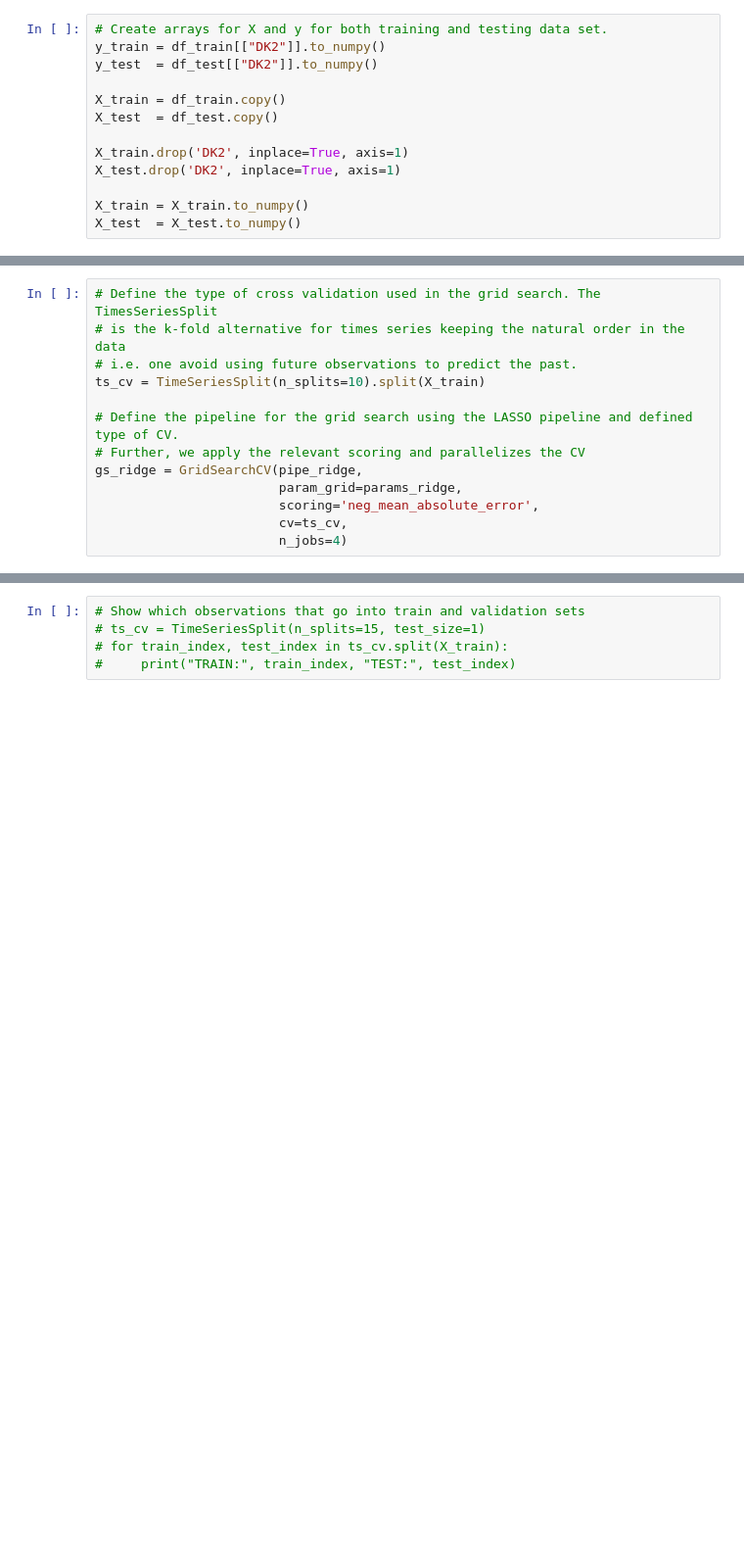
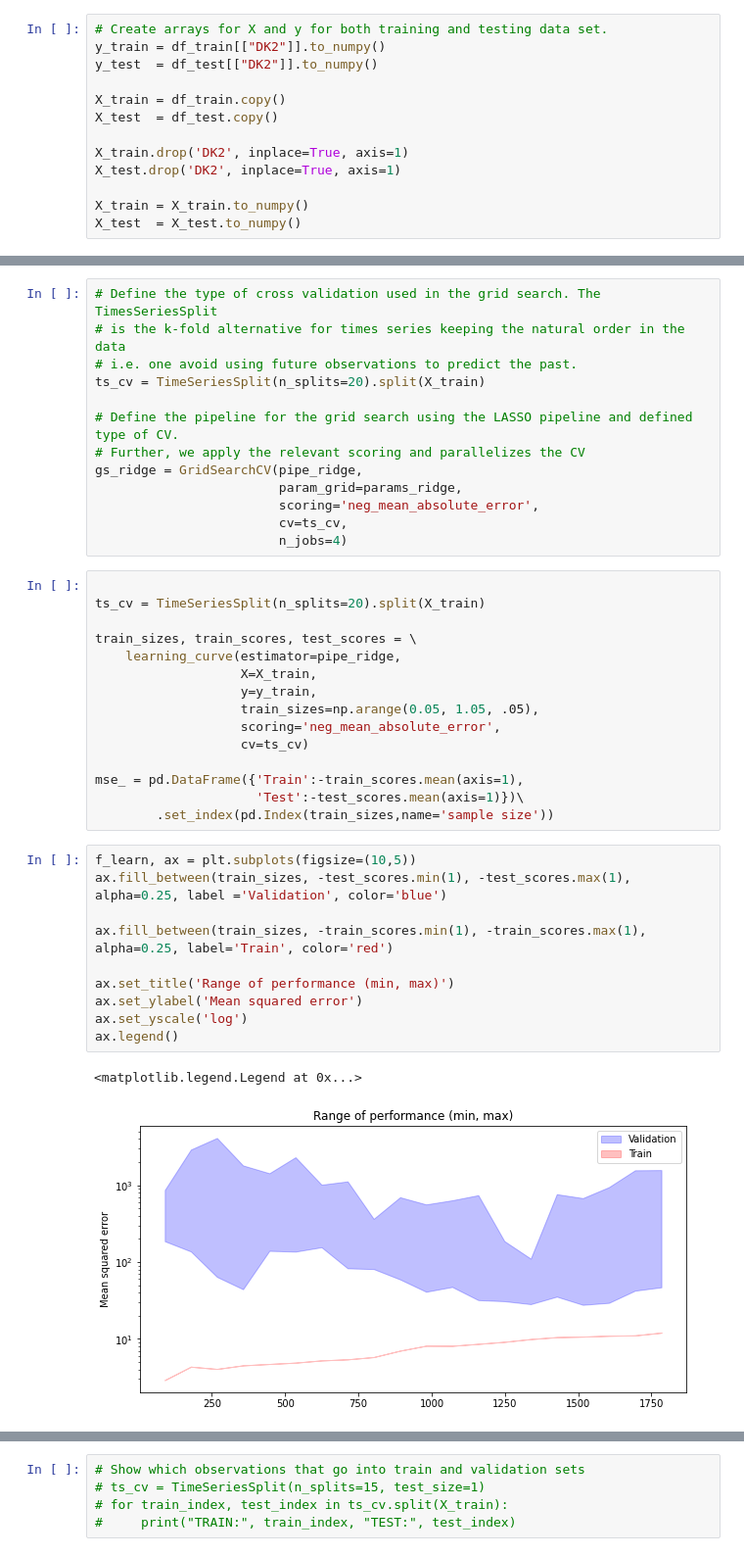
Before and after one commit to sjhpol/ISDS_arbejde, a Jupyter notebook: Exam/RIDGEreg copy.ipynb, the cells around one changed output, grey strips where cells are left out. Shown at 98% size. Drawn from its saved outputs; the diff is of its cells as text; blank space fills up the shorter version.

```diff
--- a/Exam/RIDGEreg copy.ipynb
+++ b/Exam/RIDGEreg copy.ipynb
@@ -106,7 +106,7 @@ params_ridge = {'ridge__alpha': np.logspace(-4,1,10)}
 # Define the type of cross validation used in the grid search. The TimesSeriesSplit
 # is the k-fold alternative for times series keeping the natural order in the data
 # i.e. one avoid using future observations to predict the past.
-ts_cv = TimeSeriesSplit(n_splits=10).split(X_train)
+ts_cv = TimeSeriesSplit(n_splits=20).split(X_train)
 
 # Define the pipeline for the grid search using the LASSO pipeline and defined type of CV.
 # Further, we apply the relevant scoring and parallelizes the CV
@@ -115,3 +115,31 @@ gs_ridge = GridSearchCV(pipe_ridge,
                         scoring='neg_mean_absolute_error',
                         cv=ts_cv,
                         n_jobs=4)
+# %%
+
+ts_cv = TimeSeriesSplit(n_splits=20).split(X_train)
+
+train_sizes, train_scores, test_scores = \
+    learning_curve(estimator=pipe_ridge,
+                   X=X_train,
+                   y=y_train,
+                   train_sizes=np.arange(0.05, 1.05, .05),
+                   scoring='neg_mean_absolute_error',
+                   cv=ts_cv)
+
+mse_ = pd.DataFrame({'Train':-train_scores.mean(axis=1),
+                     'Test':-test_scores.mean(axis=1)})\
+        .set_index(pd.Index(train_sizes,name='sample size'))
+# %%
+f_learn, ax = plt.subplots(figsize=(10,5))
+ax.fill_between(train_sizes, -test_scores.min(1), -test_scores.max(1), alpha=0.25, label ='Validation', color='blue')
+
+ax.fill_between(train_sizes, -train_scores.min(1), -train_scores.max(1),  alpha=0.25, label='Train', color='red')
+
+ax.set_title('Range of performance (min, max)')
+ax.set_ylabel('Mean squared error')
+ax.set_yscale('log')
+ax.legend()
+# %% [output]
+<matplotlib.legend.Legend at 0x...>
+[figure, added]
```
Also changed, not shown: parts of 17 cells of this notebook, 5 other files.
